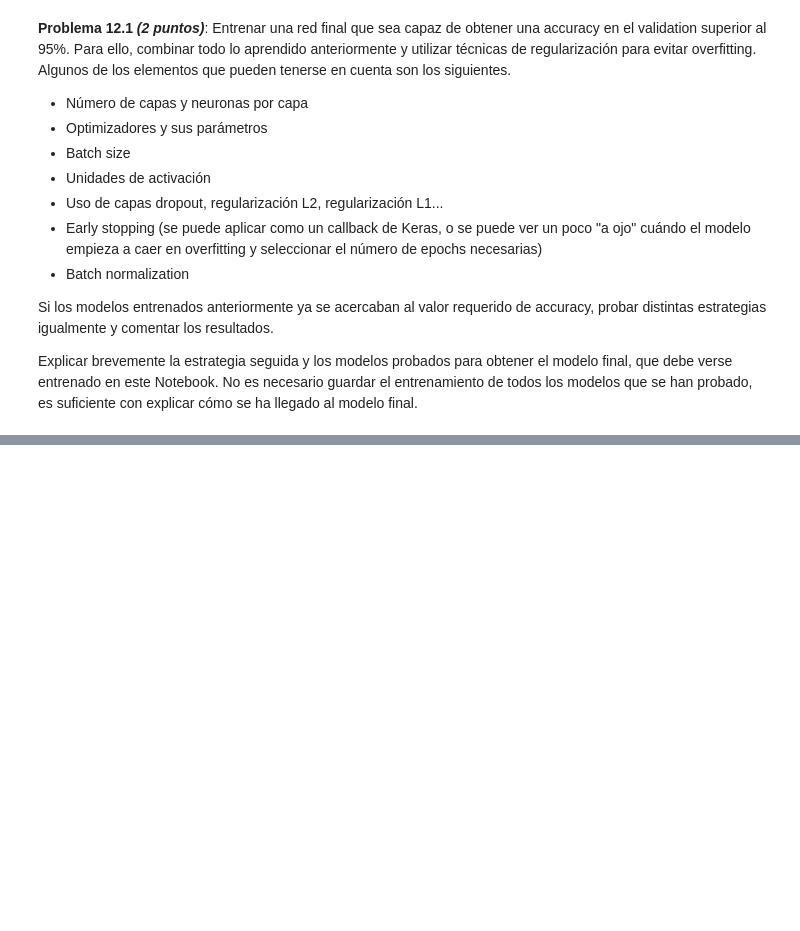
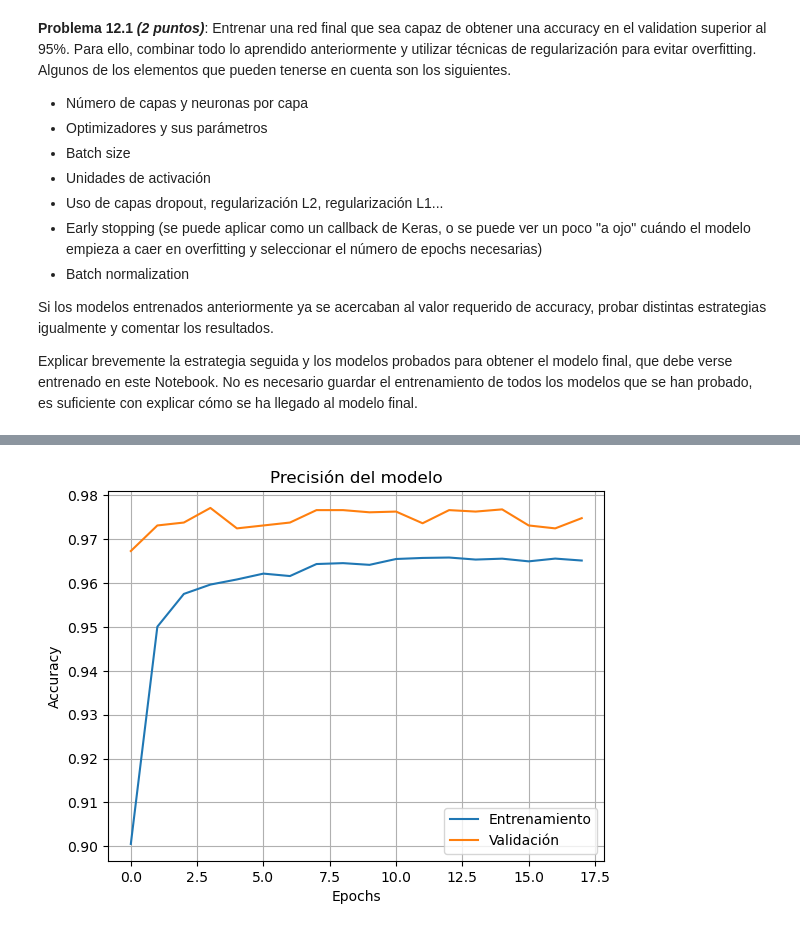
Before and after one commit to cabamarcos/MNIST_MLP, a Jupyter notebook: muinar06_act1_individual.ipynb, the cells around one changed output, grey strips where cells are left out. Saved outputs shown, nothing was run; the diff lists cells and outputs as text; code cells hidden in the pictures; blank space fills up the shorter version.

Commit message:
Finalizado

```diff
--- a/muinar06_act1_individual.ipynb
+++ b/muinar06_act1_individual.ipynb
@@ -562,0 +797,30 @@ Explicar brevemente la estrategia seguida y los modelos probados para obtener el
+# %%
+from tensorflow.keras.models import Sequential
+from tensorflow.keras.layers import Dense, Dropout, BatchNormalization
+from tensorflow.keras.regularizers import l2
+from tensorflow.keras.callbacks import EarlyStopping
+from tensorflow.keras.optimizers import Adam
+
+early_stop = EarlyStopping(monitor='val_loss', patience=3, restore_best_weights=True)
+
+model_final = Sequential([
+    Dense(512, activation='relu', kernel_regularizer=l2(0.001), input_shape=(784,)),
+    BatchNormalization(),
+    Dropout(0.3),
+
+    Dense(256, activation='relu', kernel_regularizer=l2(0.001)),
+    BatchNormalization(),
+    Dropout(0.5),
+
+    Dense(10, activation='softmax')
+])
+
+model_final.compile(optimizer=Adam(), loss='categorical_crossentropy', metrics=['accuracy'])
+
+history_final = model_final.fit(
+    training_images, training_labels,
+    epochs=30,
+    batch_size=128,
+    validation_split=0.1,
+    callbacks=[early_stop]
+)
@@ -562,0 +845,14 @@ Explicar brevemente la estrategia seguida y los modelos probados para obtener el
+# %%
+import matplotlib.pyplot as plt
+
+# Gráfica de precisión
+plt.plot(history_final.history['accuracy'], label='Entrenamiento')
+plt.plot(history_final.history['val_accuracy'], label='Validación')
+plt.title('Precisión del modelo')
+plt.xlabel('Epochs')
+plt.ylabel('Accuracy')
+plt.legend()
+plt.grid(True)
+plt.show()
+# %% [output]
+[figure, added]
```
Also changed, not shown: parts of 43 cells of this notebook.
